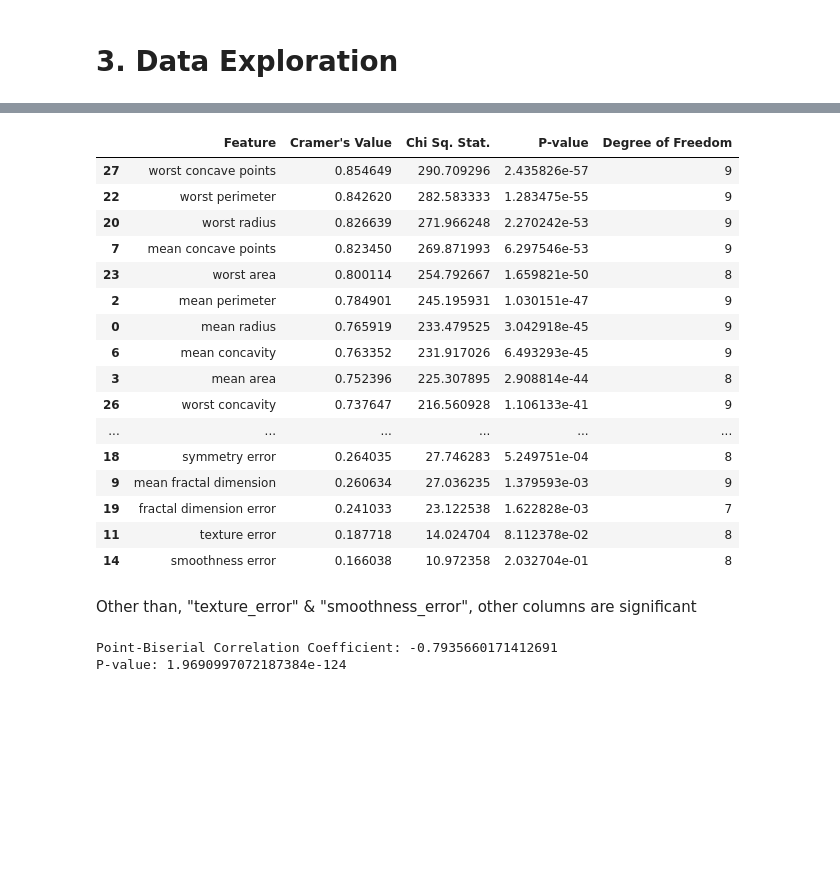
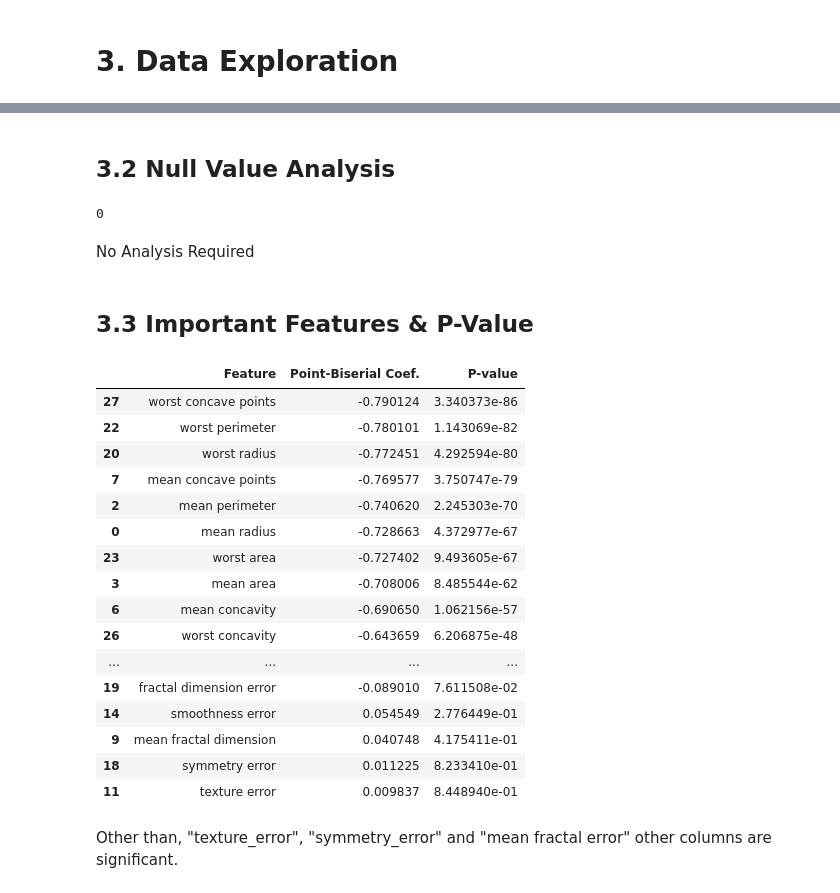
Before and after one commit to ShirsenduRyo/The_Basics, a Jupyter notebook: 1.1 Logistic Regression Binary.ipynb, the cells around one changed output, grey strips where cells are left out. Saved outputs shown, nothing was run; the diff lists cells and outputs as text; code cells hidden in the pictures; blank space fills up the shorter version.

```diff
--- a/1.1 Logistic Regression Binary.ipynb
+++ b/1.1 Logistic Regression Binary.ipynb
@@ -66,40 +70,51 @@ def feature_association(df, target, feature):
+# %% [markdown]
+## 3.2 Null Value Analysis
+# %%
+X_train.isnull().sum().sum()
+# %% [output]
+0
+# %% [markdown]
+No Analysis Required
+# %% [markdown]
+## 3.3 Important Features & P-Value
+# %%
+def point_biserial_coeff(df, binary_cat, continuous_cat):
+        '''
+        Measures the correlation between a continuous variable and a binary variable.
+        Appropriate when one variable is continuous and the other is dichotomous (binary).
+        Ranges from -1 to 1, where -1 indicates a perfect negative correlation, 1 indicates a perfect positive correlation, and 0 indicates no correlation.
+        Interpreted similar to Pearson correlation coefficient (i.e., strength and direction of linear relationship).
+        '''
+        point_biserial_corr, p_value = pointbiserialr(df[binary_cat], df[continuous_cat])
+        return point_biserial_corr, p_value
 # %%
 association_mat = []
 for feature in train.columns:
     if feature != 'target' and feature != 'label':
         # print(feature, ' : ')
-        cramers_v, chi2, p, dof = feature_association(train, 'target', feature)
-        association_mat.append([feature, cramers_v, chi2, p, dof])
+        corr, p_value = point_biserial_coeff(train, 'target', feature)
+        association_mat.append([feature, corr, p_value])
 
 
-association_pd = pd.DataFrame(association_mat, columns=["Feature","Cramer's Value", "Chi Sq. Stat.", "P-value", "Degree of Freedom"])
+association_pd = pd.DataFrame(association_mat, columns=["Feature","Point-Biserial Coef.", "P-value"])
 association_pd.sort_values(by = "P-value")
 # %% [output]
-|  | Feature | Cramer's Value | Chi Sq. Stat. | P-value | Degree of Freedom |
-| 27 | worst concave points | 0.854649 | 290.709296 | 2.435826e-57 | 9 |
-| 22 | worst perimeter | 0.842620 | 282.583333 | 1.283475e-55 | 9 |
-| 20 | worst radius | 0.826639 | 271.966248 | 2.270242e-53 | 9 |
-| 7 | mean concave points | 0.823450 | 269.871993 | 6.297546e-53 | 9 |
-| 23 | worst area | 0.800114 | 254.792667 | 1.659821e-50 | 8 |
-| 2 | mean perimeter | 0.784901 | 245.195931 | 1.030151e-47 | 9 |
-| 0 | mean radius | 0.765919 | 233.479525 | 3.042918e-45 | 9 |
-| 6 | mean concavity | 0.763352 | 231.917026 | 6.493293e-45 | 9 |
-| 3 | mean area | 0.752396 | 225.307895 | 2.908814e-44 | 8 |
-| 26 | worst concavity | 0.737647 | 216.560928 | 1.106133e-41 | 9 |
-| ... | ... | ... | ... | ... | ... |
-| 18 | symmetry error | 0.264035 | 27.746283 | 5.249751e-04 | 8 |
-| 9 | mean fractal dimension | 0.260634 | 27.036235 | 1.379593e-03 | 9 |
-| 19 | fractal dimension error | 0.241033 | 23.122538 | 1.622828e-03 | 7 |
-| 11 | texture error | 0.187718 | 14.024704 | 8.112378e-02 | 8 |
-| 14 | smoothness error | 0.166038 | 10.972358 | 2.032704e-01 | 8 |
+|  | Feature | Point-Biserial Coef. | P-value |
+| 27 | worst concave points | -0.790124 | 3.340373e-86 |
+| 22 | worst perimeter | -0.780101 | 1.143069e-82 |
+| 20 | worst radius | -0.772451 | 4.292594e-80 |
+| 7 | mean concave points | -0.769577 | 3.750747e-79 |
+| 2 | mean perimeter | -0.740620 | 2.245303e-70 |
+| 0 | mean radius | -0.728663 | 4.372977e-67 |
+| 23 | worst area | -0.727402 | 9.493605e-67 |
+| 3 | mean area | -0.708006 | 8.485544e-62 |
+| 6 | mean concavity | -0.690650 | 1.062156e-57 |
+| 26 | worst concavity | -0.643659 | 6.206875e-48 |
+| ... | ... | ... | ... |
+| 19 | fractal dimension error | -0.089010 | 7.611508e-02 |
+| 14 | smoothness error | 0.054549 | 2.776449e-01 |
+| 9 | mean fractal dimension | 0.040748 | 4.175411e-01 |
+| 18 | symmetry error | 0.011225 | 8.233410e-01 |
+| 11 | texture error | 0.009837 | 8.448940e-01 |
 # %% [markdown]
-Other than, "texture_error" & "smoothness_error", other columns are significant
+Other than, "texture_error", "symmetry_error" and "mean fractal error" other columns are significant.
-# %%
-# Calculate point-biserial correlation coefficient
-point_biserial_corr, p_value = pointbiserialr(cancer_df['target'], cancer_df["worst concave points"])
-
-print("Point-Biserial Correlation Coefficient:", point_biserial_corr)
-print("P-value:", p_value)
-# %% [output]
-Point-Biserial Correlation Coefficient: -0.7935660171412691
-P-value: 1.9690997072187384e-124
```
Also changed, not shown: parts of 7 cells of this notebook.
